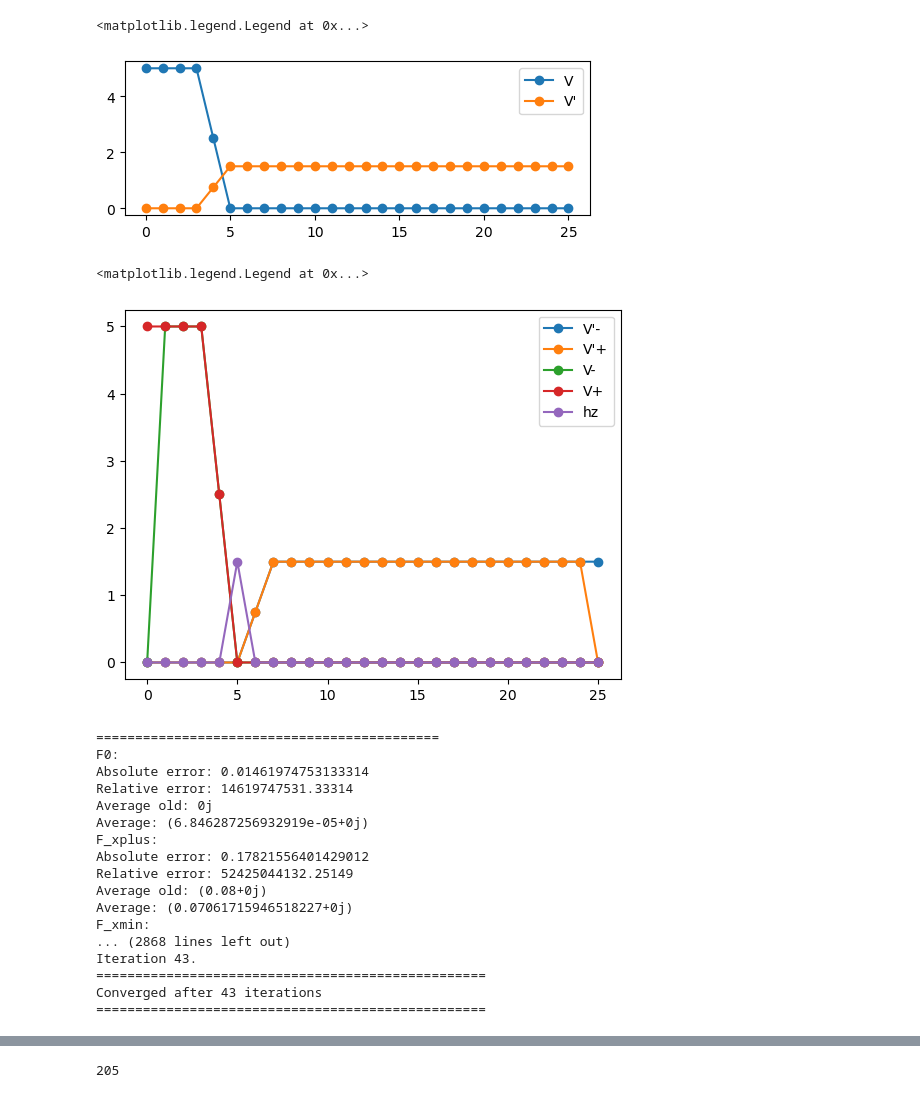
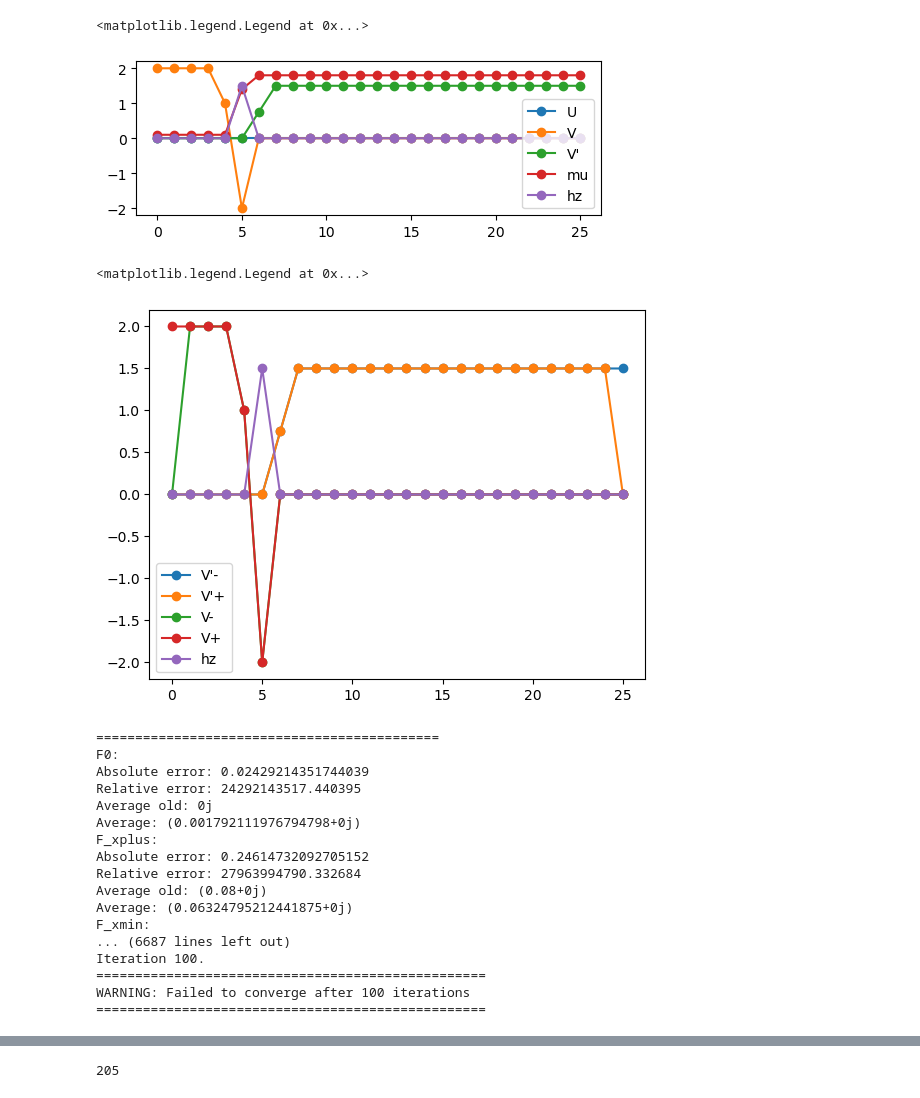
Before and after one commit to emilssp/master-thesis-codebase, a Jupyter notebook: notebooks2/DFP.ipynb, the cells around one changed output, grey strips where cells are left out. Cells and saved outputs as stored; diff of their text form; code cells hidden in the pictures.

```diff
--- a/notebooks2/DFP.ipynb
+++ b/notebooks2/DFP.ipynb
@@ -32,35 +32,36 @@ h0 = 1.5 * t
 h = np.zeros_like(mu)
 h[widthD:widthD + widthF] = h0
 
 U0 = 0.0 * t
 U = U0 * np.ones(lattice.X)
 U[widthD:] = 0
 U[widthD-1] = U0/2
 
-V0 = 5.0 * t
+V0 = 2.0 * t
 V = V0 * np.ones(lattice.X)
 V[widthD:] = 0
 V[widthD-1] = V0/2
+V[widthD] = -2
 
 V_prime0 = 1.5 * t
 V_prime = V_prime0 * np.ones(lattice.X)
 V_prime[:widthF+widthD] = 0
 V_prime[widthF+widthD] = V_prime0/2
 
 plt.figure(figsize=(6,2))
 if U is not None:
     plt.plot(U, '-o', label="U")
 if V is not None:
     plt.plot(V, '-o', label="V")
 if V_prime is not None:
     plt.plot(V_prime, '-o', label="V'",)
 plt.plot(mu, '-o', label='mu')
 plt.plot(h, '-o', label='hz')
 
 plt.legend()
 # %% [output]
 <matplotlib.legend.Legend at 0x...>
-[figure, old version]
+[figure, new version]
 # %%
 V_plus = np.r_[V[:-1], [0]]
 V_minus = np.r_[[0], V[1:]]
@@ -75,7 +76,7 @@ plt.plot(h, '-o', label='hz')
 plt.legend()
 # %% [output]
 <matplotlib.legend.Legend at 0x...>
-[figure, old version]
+[figure, new version]
 # %%
 H = Hamiltonian(t, mu, lattice, U=U, V_prime=V_prime, V=V,
                 F_init=[0.5, 0.5, -0.5, -0.5],
@@ -83,25 +84,25 @@ H = Hamiltonian(t, mu, lattice, U=U, V_prime=V_prime, V=V,
                 Fdd_init=[0.1, -0.1, 0.1j, -0.1j],
                 hx=h)
 # %%
-bdg_sc(H, atol=1e-3, rtol=0.1, maxiter=1000, temperature=T,verbose=True)
+bdg_sc(H, atol=1e-3, rtol=0.1, maxiter=100, temperature=T,verbose=True)
 F, Fuu, Fdd = H.get_correlations()
 # %% [output]
 ============================================
 F0:
-Absolute error: 0.01461974753133314
-Relative error: 14619747531.33314
+Absolute error: 0.02429214351744039
+Relative error: 24292143517.440395
 Average old: 0j
-Average: (6.846287256932919e-05+0j)
+Average: (0.001792111976794798+0j)
 F_xplus:
-Absolute error: 0.17821556401429012
-Relative error: 52425044132.25149
+Absolute error: 0.24614732092705152
+Relative error: 27963994790.332684
 Average old: (0.08+0j)
-Average: (0.07061715946518227+0j)
+Average: (0.06324795212441875+0j)
 F_xmin:
-... (2868 lines left out)
-Iteration 43.
+... (6687 lines left out)
+Iteration 100.
 ==================================================
-Converged after 43 iterations
+WARNING: Failed to converge after 100 iterations
 ==================================================
 # %%
 x = np.arange(1, widthD + widthF + widthP + 1)
```
Also changed, not shown: parts of 1 cell of this notebook, 17 other files.
